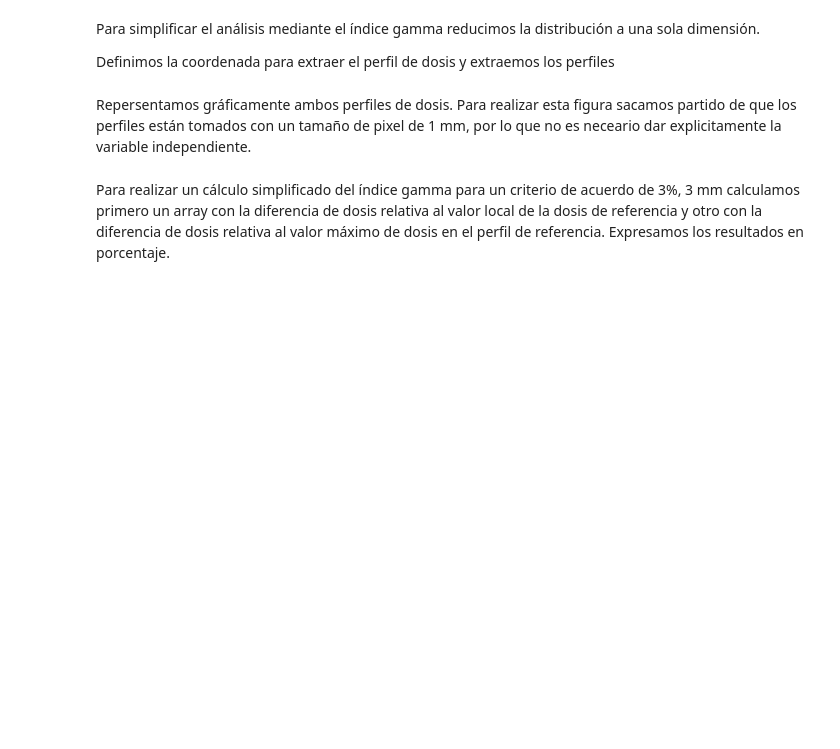
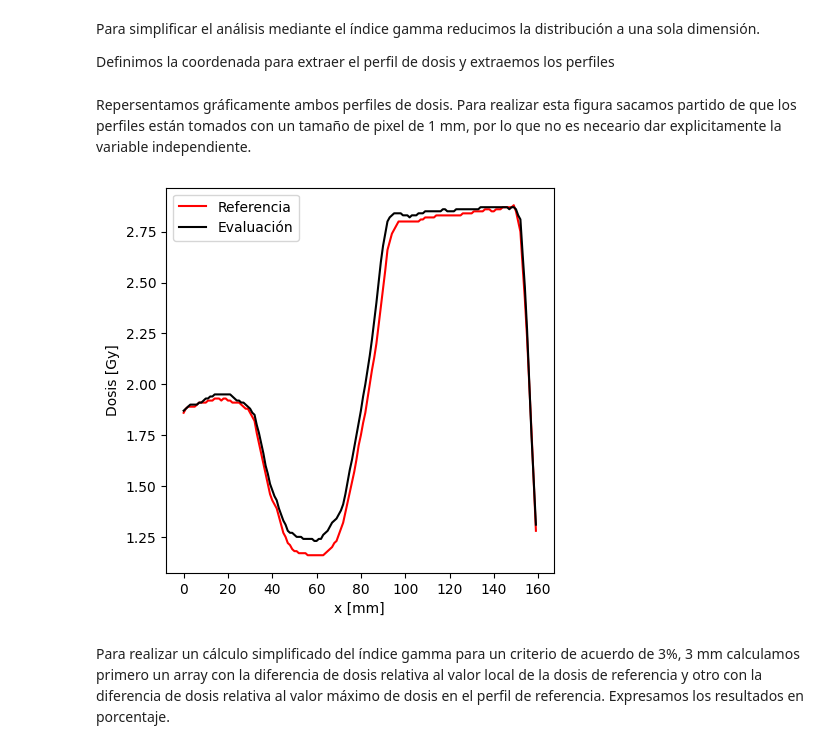
Before and after one commit to SofiBelmon/Practica1_radioterapia, a Jupyter notebook: Enunciados/ComparacionDistribucionesDosis/DistribucionesDosisIndiceGammaPropuesta.ipynb, the cells around one changed output. Cells and saved outputs as stored; diff of their text form; code cells hidden in the pictures; blank space fills up the shorter version.

```diff
--- a/Enunciados/ComparacionDistribucionesDosis/DistribucionesDosisIndiceGammaPropuesta.ipynb
+++ b/Enunciados/ComparacionDistribucionesDosis/DistribucionesDosisIndiceGammaPropuesta.ipynb
@@ -498,7 +534,7 @@ podemos invertir la función de respuesta
 # - a partir de los valores de la señal digital R del canal rojo y de los parámetros a, b, c del        - #
 # - modelo racional correspondiente a ese canal.                                                        - #
 def Df(R, a, b, c):
-    return
+    return (c*((2**(16))/R)-a)/(b-((2**(16))/R))
 # %%
 # - Esta celda no se tiene que modificar - #
 # - Aplicar la función de calibración a las señales digitales del canal rojo y definir con las dosis de evaluación obtenidas el DataFrame Dedf - #
@@ -521,12 +557,15 @@ Repersentamos gráficamente ambos perfiles de dosis. Para realizar esta figura s
 # %%
 # - Código matplotlib del gráfico de comparación de ambos perfiles - #
 fig, ax = plt.subplots(figsize=(5, 5))
 ax.plot(Drv, 'r-', label='Referencia')
 # Añadir el código para el perfil de evaluación
+ax.plot(Dev, 'k-', label='Evaluación')
 ax.set_ylabel('Dosis [Gy]')
 ax.set_xlabel('x [mm]')
 ax.legend()
 plt.show()
+# %% [output]
+[figure, added]
 # %% [markdown]
 Para realizar un cálculo simplificado del índice gamma para un criterio de acuerdo de 3%, 3 mm calculamos primero un array con la diferencia de dosis relativa al valor local de la dosis de referencia y otro con la diferencia de dosis relativa al valor máximo de dosis en el perfil de referencia. Expresamos los resultados en porcentaje.
 # %%
```
Also changed, not shown: parts of 12 cells of this notebook.
